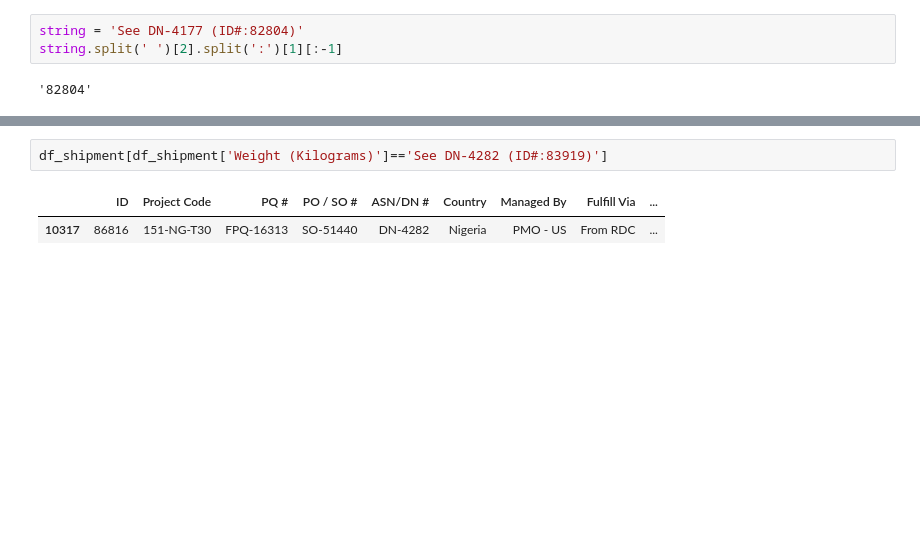
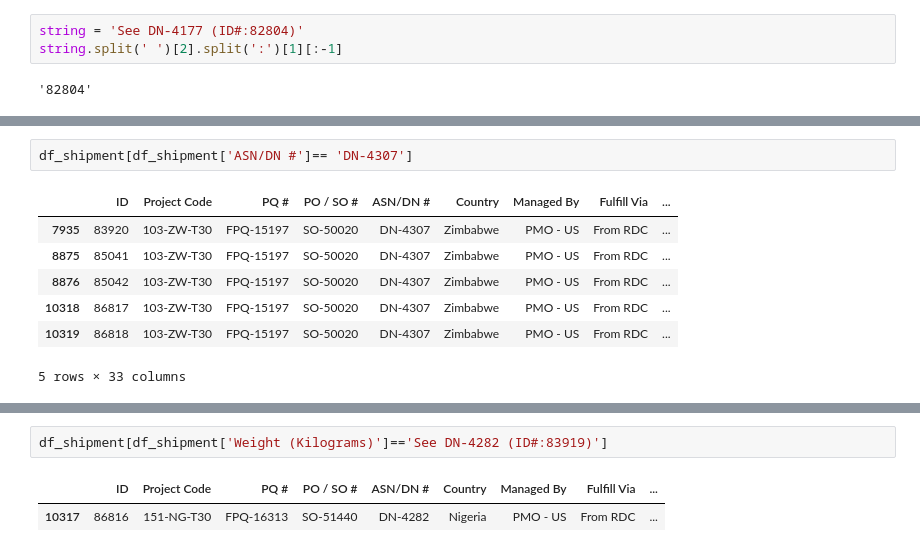
Before and after one commit to chitalemangesh/supply-chain-internship, a Jupyter notebook: Shipment Price Prediction.ipynb, the cells around one changed output, grey strips where cells are left out. Cells and saved outputs as stored; diff of their text form; blank space fills up the shorter version.

```diff
--- a/Shipment Price Prediction.ipynb
+++ b/Shipment Price Prediction.ipynb
@@ -116,0 +132,10 @@ len(freight_data_under_scrutiny['ID'].tolist())
+# %%
+df_shipment[df_shipment['ASN/DN #']== 'DN-4307']
+# %% [output]
+|  | ID | Project Code | PQ # | PO / SO # | ASN/DN # | Country | Managed By | Fulfill Via | ... |
+| 7935 | 83920 | 103-ZW-T30 | FPQ-15197 | SO-50020 | DN-4307 | Zimbabwe | PMO - US | From RDC | ... |
+| 8875 | 85041 | 103-ZW-T30 | FPQ-15197 | SO-50020 | DN-4307 | Zimbabwe | PMO - US | From RDC | ... |
+| 8876 | 85042 | 103-ZW-T30 | FPQ-15197 | SO-50020 | DN-4307 | Zimbabwe | PMO - US | From RDC | ... |
+| 10318 | 86817 | 103-ZW-T30 | FPQ-15197 | SO-50020 | DN-4307 | Zimbabwe | PMO - US | From RDC | ... |
+| 10319 | 86818 | 103-ZW-T30 | FPQ-15197 | SO-50020 | DN-4307 | Zimbabwe | PMO - US | From RDC | ... |
+5 rows × 33 columns
```
Also changed, not shown: parts of 16 cells of this notebook.
